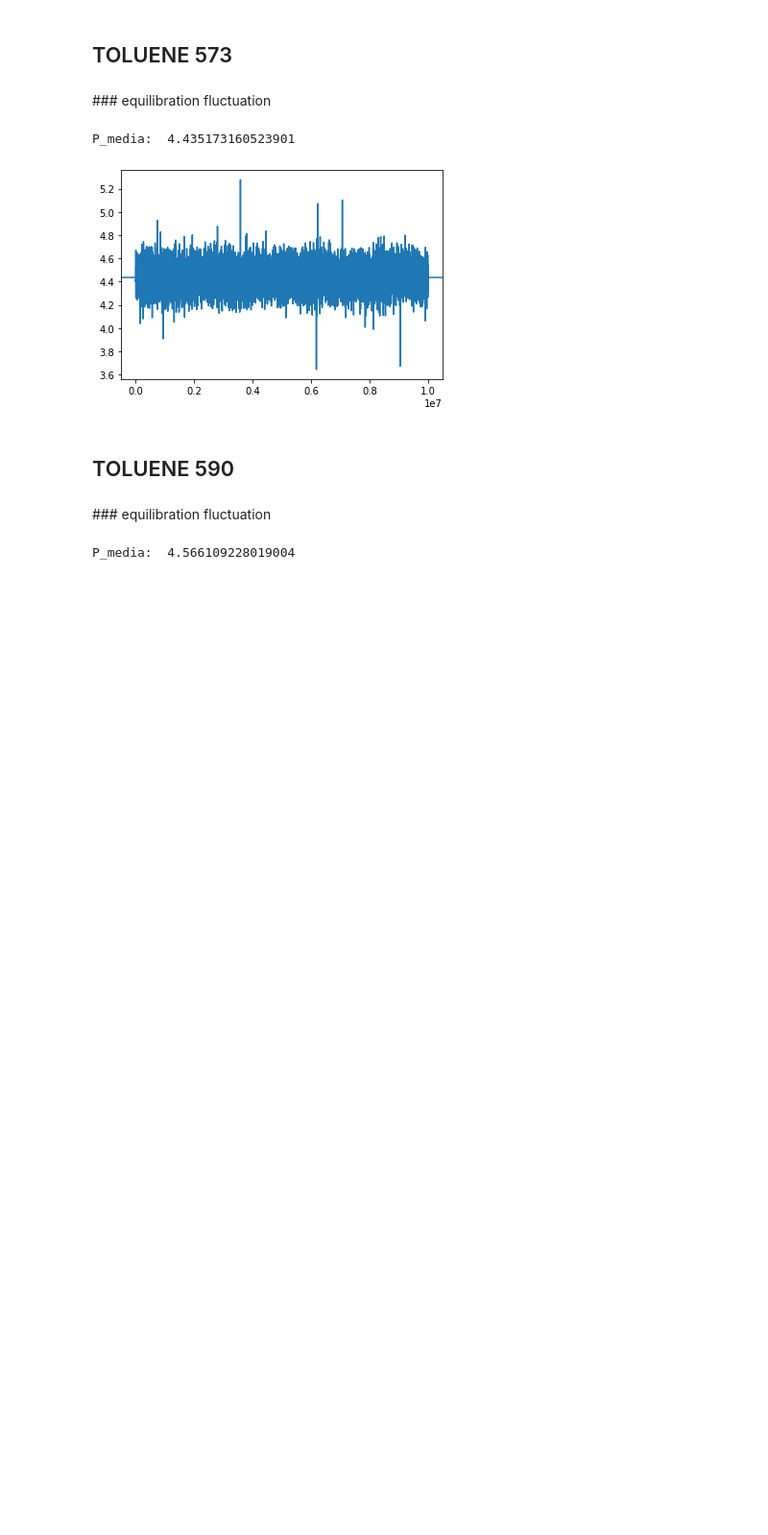
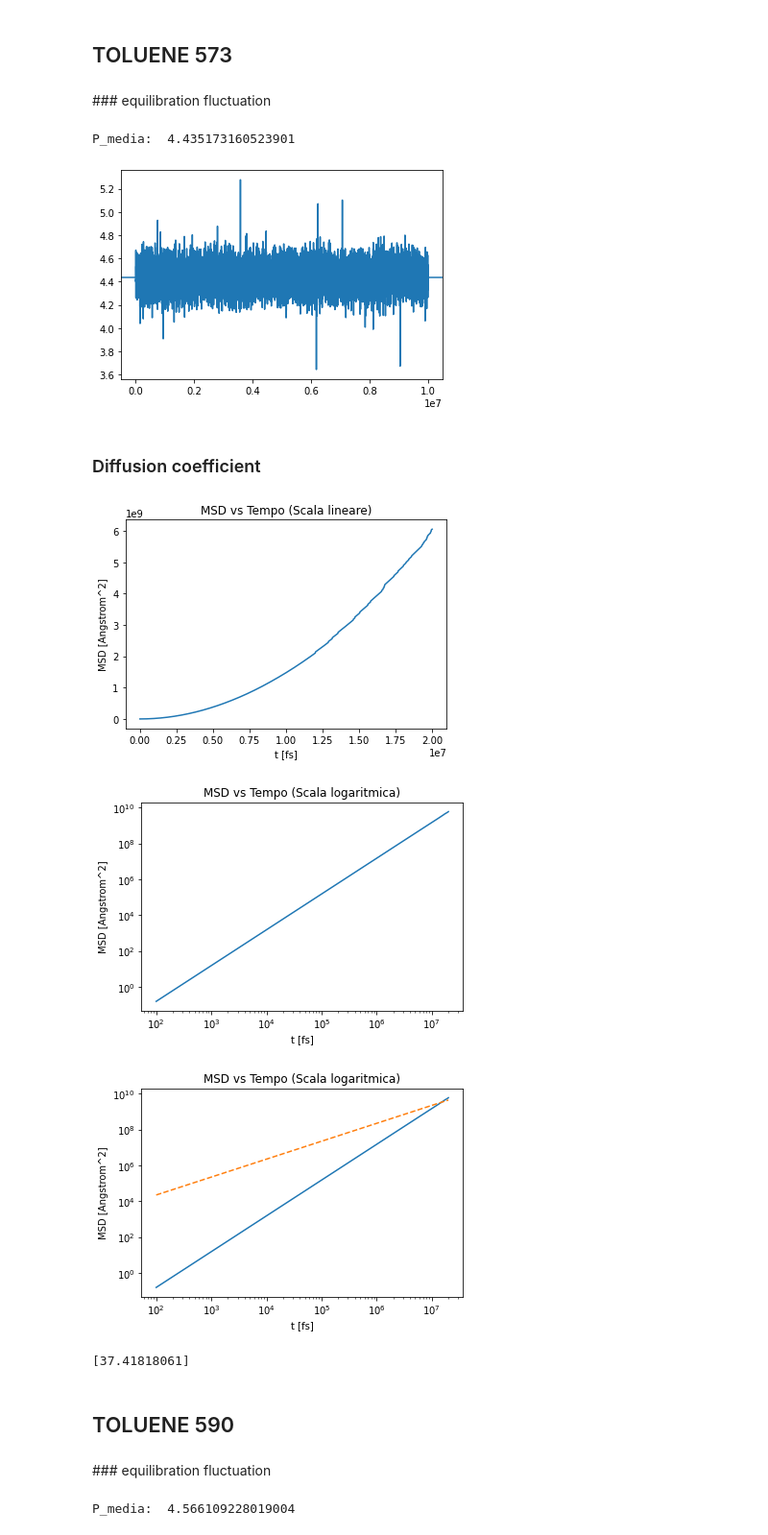
Before and after one commit to pm6022/labnotebooks, a Jupyter notebook: gruppo_7.ipynb, the cells around one changed output. Shown: that part at 96% size. Drawn from its saved outputs; the diff is of its cells as text; code cells hidden in the pictures; blank space fills up the shorter version.

```diff
--- a/gruppo_7.ipynb
+++ b/gruppo_7.ipynb
@@ -136,6 +218,45 @@ print('P_media: ', P_media)
 # %% [output]
 P_media:  4.435173160523901
 [figure]
+# %% [markdown]
+### Diffusion coefficient
+# %%
+import numpy as np
+import matplotlib.pyplot as plt
+from scipy.optimize import curve_fit
+
+MSD_file = np.genfromtxt('/content/gruppo_7/TOLUENE 573/msd_573.dat', delimiter=' ')
+time = MSD_file[:, 0]
+msd = MSD_file[:, 1]
+plt.figure(1)
+plt.xlabel("t [fs]")
+plt.ylabel("MSD [Angstrom^2]")
+plt.title("MSD vs Tempo (Scala lineare)")
+plt.plot(time,msd)
+
+plt.figure(2)
+plt.loglog(time,msd)
+plt.xlabel("t [fs]")
+plt.ylabel("MSD [Angstrom^2]")
+plt.title("MSD vs Tempo (Scala logaritmica)")
+
+def linea_retta(t,D_573):
+  return 6*D_573*t
+
+D_573, err = curve_fit(linea_retta,time,msd)
+plt.figure(3)
+plt.loglog(time,msd)
+plt.loglog(time,linea_retta(time,D_573), '--')
+plt.xlabel("t [fs]")
+plt.ylabel("MSD [Angstrom^2]")
+plt.title("MSD vs Tempo (Scala logaritmica)")
+plt.show()
+print(D_573)
+# %% [output]
+[figure, added]
+[figure, added]
+[figure, added]
+[37.41818061]
 # %% [markdown]
 ## TOLUENE 590
 # %% [markdown]
```
Also changed, not shown: parts of 13 cells of this notebook.
